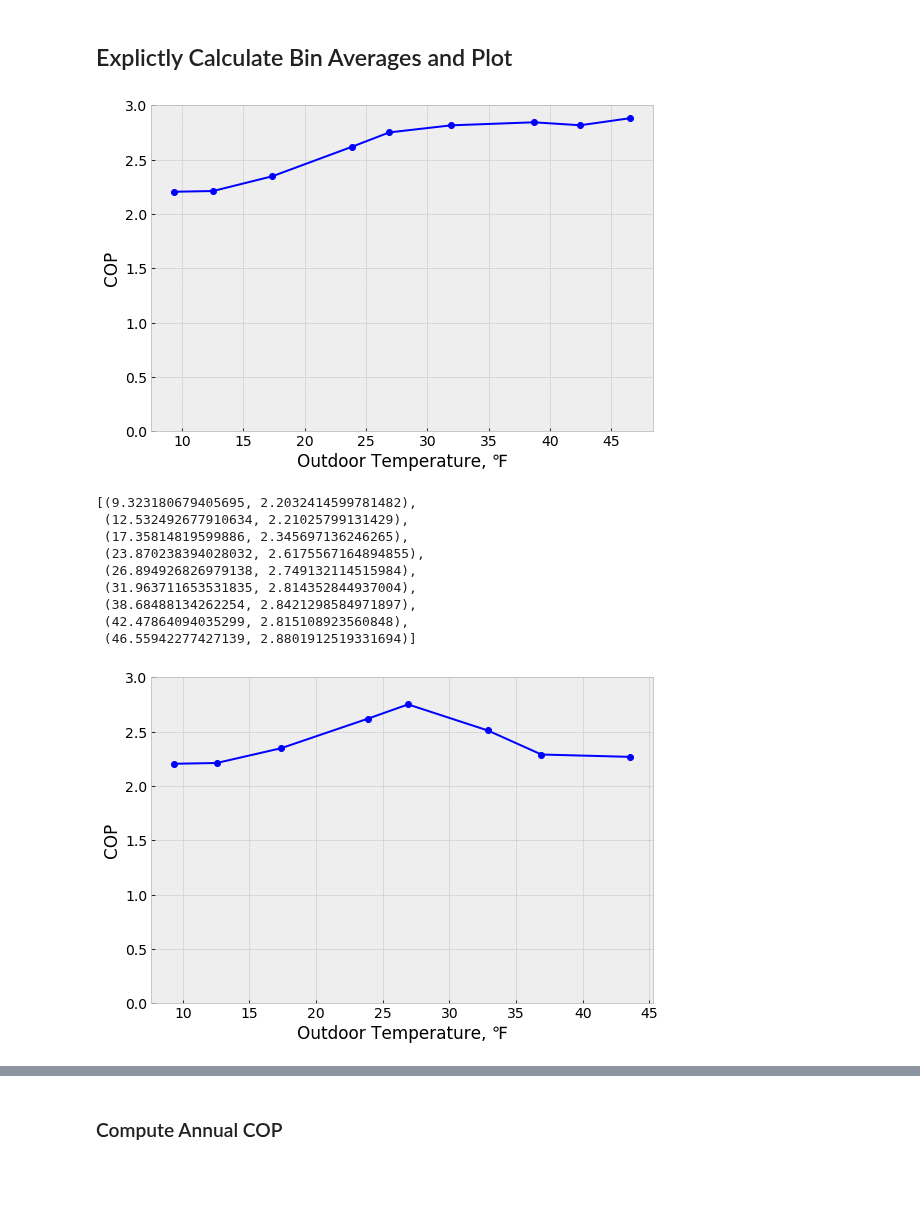
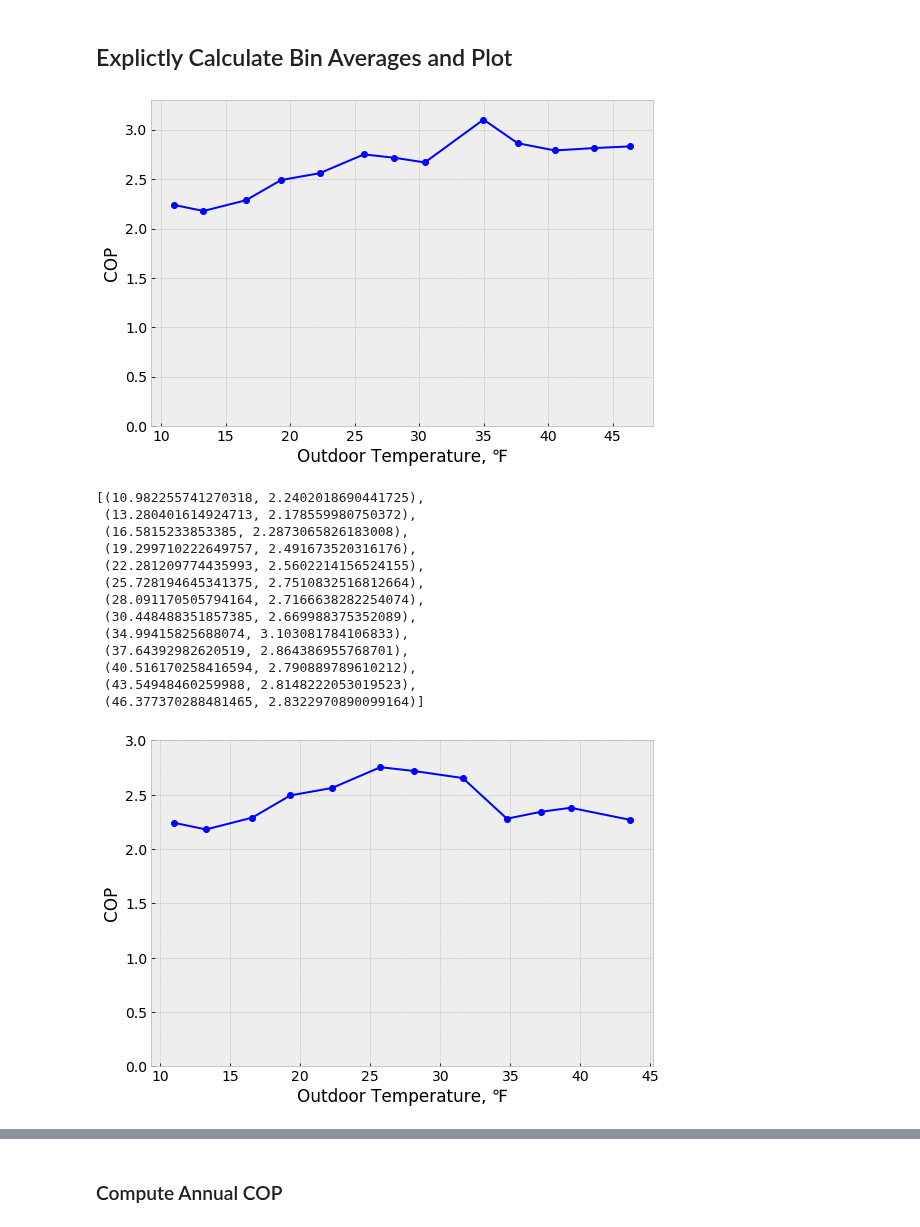
Before and after one commit to alanmitchell/heat-pump-study, a Jupyter notebook: field_studies/kaluza/kaluza.ipynb, the cells around one changed output, grey strips where cells are left out. Saved outputs shown, nothing was run; the diff lists cells and outputs as text; code cells hidden in the pictures; blank space fills up the shorter version.

Commit message:
Finalized cop vs. temperature plot. Made temperature depression function.

```diff
--- a/field_studies/kaluza/kaluza.ipynb
+++ b/field_studies/kaluza/kaluza.ipynb
@@ -73,6 +78,11 @@ exclude_days = [
     '2018-04-17',      # exhaust fans On
     '2018-04-19',      # Wired Remote was disabled
 ]
+
+# Last Date to include.  Apartment was occupied after this date
+last_date = '2018-05-25'
+
+# this is the date the wired, remote thermostat was installed
 divide_date = '2018-04-18'
 
 UA = 29.0
@@ -81,6 +91,7 @@ UP_WTG = 0.55   # for heat loss
 
 # convert list of exclude days and divide date to Python dates
 exclude_days = [parse(d) for d in exclude_days]
+last_date = parse(last_date)
 divide_date = parse(divide_date)
 
 # Sunrise / Sunset calculator object
@@ -107,8 +118,8 @@ while True:
 
     dt1 += timedelta(days=1)
 
-    # stop if we have reached today
-    if dt1 >= datetime.datetime.now() - timedelta(days=1):
+    # stop if we are beyond the last date
+    if dt1 > last_date:
         break
 
     # check to see whether this day should be exluded
@@ -341,7 +362,7 @@ which may deviate from the center for uneven distribution of points.
 # %% [markdown]
 ## Explictly Calculate Bin Averages and Plot
 # %%
-def bin_averages(df, bin_width = 5.0):
+def bin_averages(df, bin_width = 3.0):
     """For DataFrame df, calculate average temperatures and COPs for bins
     of outdoor temperature of width 'bin_width' deg F.  Return a DataFrame
     with the averaged values.
@@ -358,31 +379,35 @@ def bin_averages(df, bin_width = 5.0):
 # %%
 # Make a graph that includes points 31 F or below and those
 # points where the remote thermostat was being used.
 dfb = df_results[(df_results['Adj Outdoor Temp'] <= 31.0) | (df_results['Remote Thermostat'] == True)]
 dfr = bin_averages(dfb)
 plot(dfr.temperature, dfr.cop, 'b-', marker='o')
 xlabel('Outdoor Temperature, ℉')
 ylabel('COP')
-ylim(0, 3.0)
+ylim(0, 3.3)
 dfr['source'] = 'Seward, Kaluza w/ Remote Therm'
 dfr['field_study'] = True
 dfr['hspf'] = 13.4
 dfr.to_pickle('temp_cop_kaluza_remote.pkl')
 # %% [output]
-[figure, old version]
+[figure, new version]
 # %%
 temp_cop_external = list(zip(dfr.temperature, dfr.cop))
 temp_cop_external
 # %% [output]
-[(9.323180679405695, 2.2032414599781482),
- (12.532492677910634, 2.21025799131429),
- (17.35814819599886, 2.345697136246265),
- (23.870238394028032, 2.6175567164894855),
- (26.894926826979138, 2.749132114515984),
- (31.963711653531835, 2.814352844937004),
- (38.68488134262254, 2.8421298584971897),
- (42.47864094035299, 2.815108923560848),
- (46.55942277427139, 2.8801912519331694)]
+[(10.982255741270318, 2.2402018690441725),
+ (13.280401614924713, 2.178559980750372),
+ (16.5815233853385, 2.2873065826183008),
+ (19.299710222649757, 2.491673520316176),
+ (22.281209774435993, 2.5602214156524155),
+ (25.728194645341375, 2.7510832516812664),
+ (28.091170505794164, 2.7166638282254074),
+ (30.448488351857385, 2.669988375352089),
+ (34.99415825688074, 3.103081784106833),
+ (37.64392982620519, 2.864386955768701),
+ (40.516170258416594, 2.790889789610212),
+ (43.54948460259988, 2.8148222053019523),
+ (46.377370288481465, 2.8322970890099164)]
 # %%
 # Graph with no remote thermostat
 dfb = df_results[df_results['Remote Thermostat'] == False]
@@ -396,7 +421,7 @@ dfr['field_study'] = True
 dfr['hspf'] = 13.4
 dfr.to_pickle('temp_cop_kaluza.pkl')
 # %% [output]
-[figure, old version]
+[figure, new version]
 # %%
 temp_cop_internal = list(zip(dfr.temperature, dfr.cop))
 temp_cop_internal
```
Also changed, not shown: parts of 16 cells of this notebook, 7 other files.
